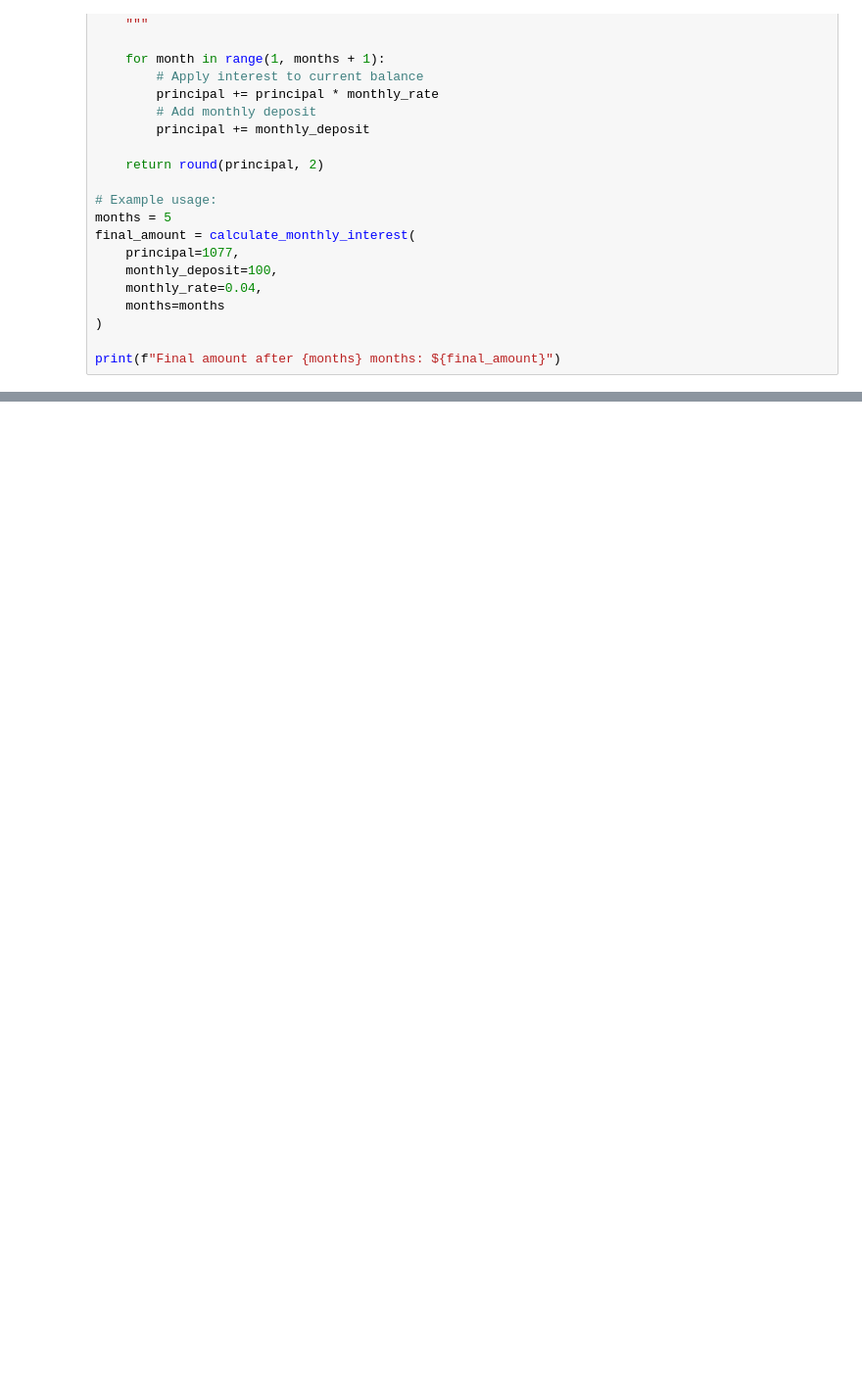
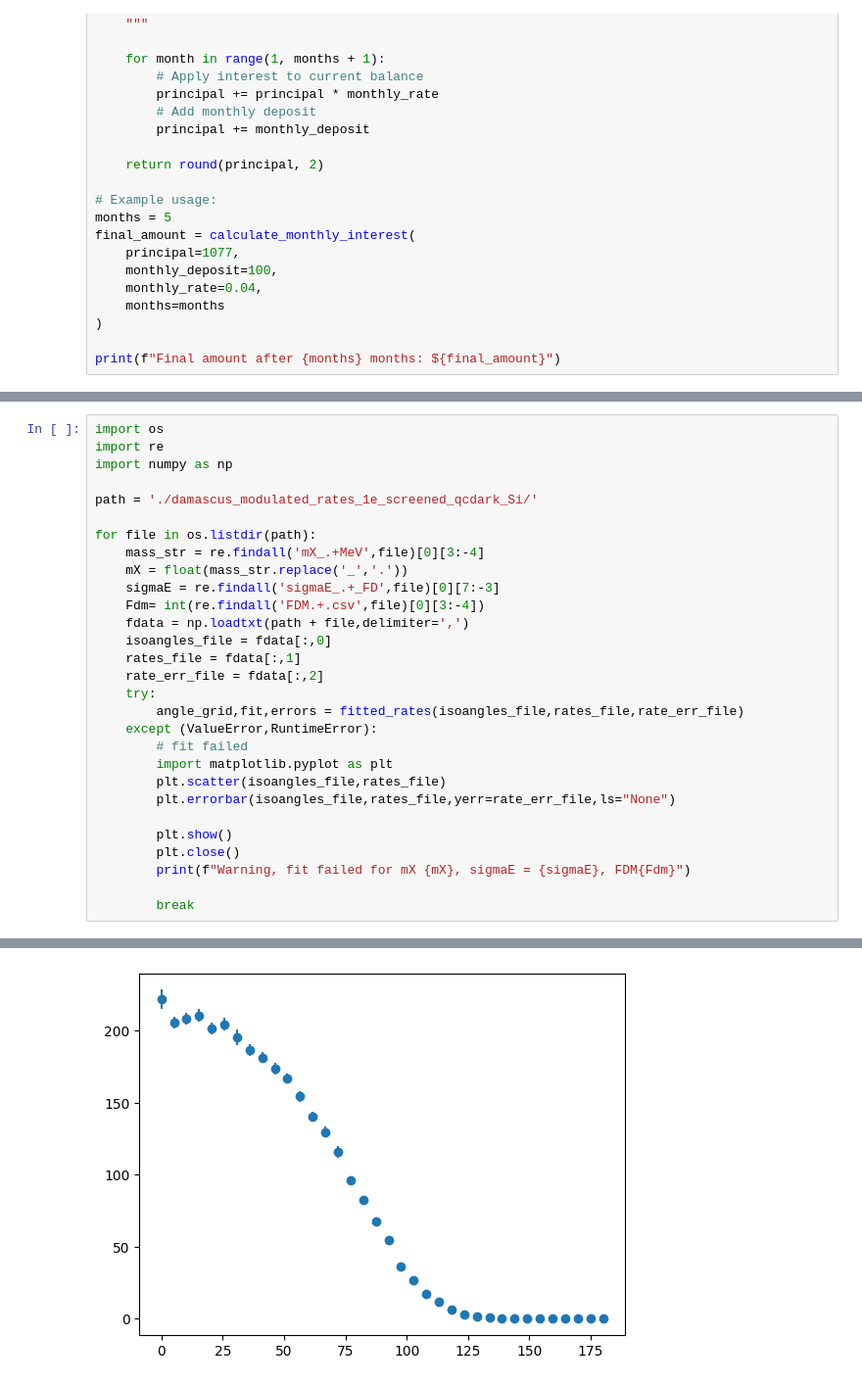
Before and after one commit to ande8412/DarkMatterRates, a Jupyter notebook: modulation_study/modulation_rates_generating.ipynb, the cells around one changed output, grey strips where cells are left out. Shown at 98% size. Cells and saved outputs as stored; diff of their text form; blank space fills up the shorter version.

Commit message:
added function to generate rates with errorbars

```diff
--- a/modulation_study/modulation_rates_generating.ipynb
+++ b/modulation_study/modulation_rates_generating.ipynb
@@ -303,0 +345,30 @@ print(f"Final amount after {months} months: ${final_amount}")
+# %%
+import os
+import re
+import numpy as np
+
+path = './damascus_modulated_rates_1e_screened_qcdark_Si/'
+
+for file in os.listdir(path):
+    mass_str = re.findall('mX_.+MeV',file)[0][3:-4]
+    mX = float(mass_str.replace('_','.'))
+    sigmaE = re.findall('sigmaE_.+_FD',file)[0][7:-3]
+    Fdm= int(re.findall('FDM.+.csv',file)[0][3:-4])
+    fdata = np.loadtxt(path + file,delimiter=',')
+    isoangles_file = fdata[:,0]
+    rates_file = fdata[:,1]
+    rate_err_file = fdata[:,2]
+    try:
+        angle_grid,fit,errors = fitted_rates(isoangles_file,rates_file,rate_err_file)
+    except (ValueError,RuntimeError):
+        # fit failed
+        import matplotlib.pyplot as plt
+        plt.scatter(isoangles_file,rates_file)
+        plt.errorbar(isoangles_file,rates_file,yerr=rate_err_file,ls="None")
+
+        plt.show()
+        plt.close()
+        print(f"Warning, fit failed for mX {mX}, sigmaE = {sigmaE}, FDM{Fdm}")
+
+        break
+# %% [output]
@@ -303,0 +409 @@ print(f"Final amount after {months} months: ${final_amount}")
+[figure, added]
```
Also changed, not shown: parts of 9 cells of this notebook, 2 other files.
